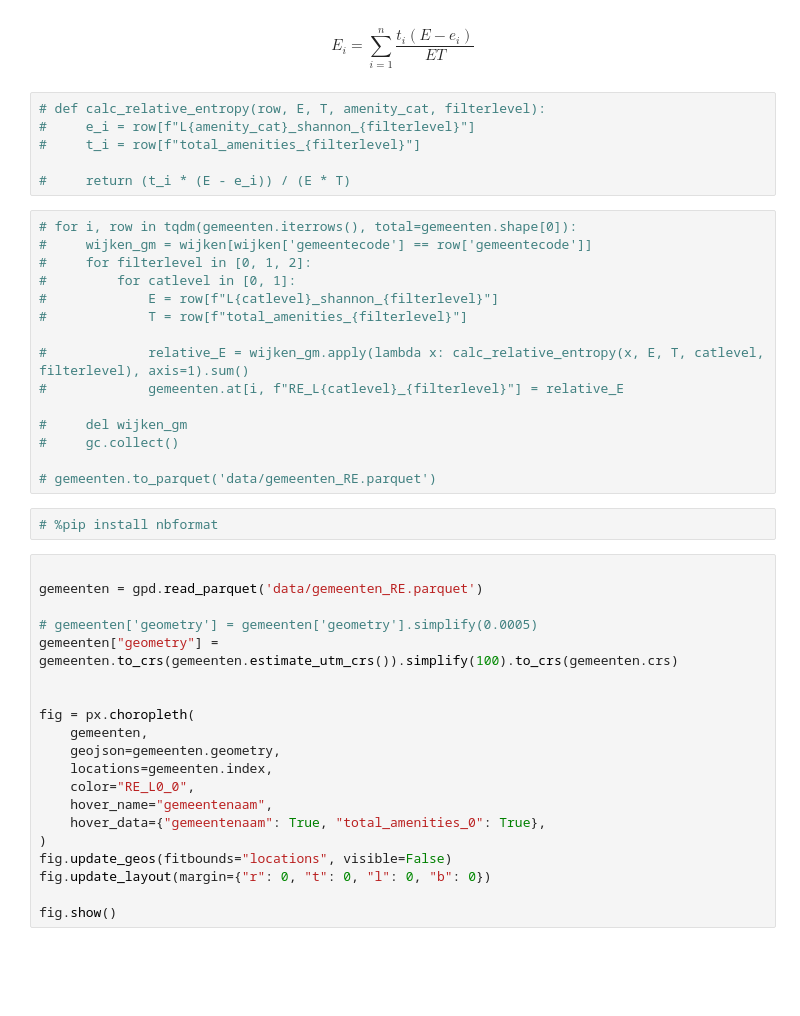
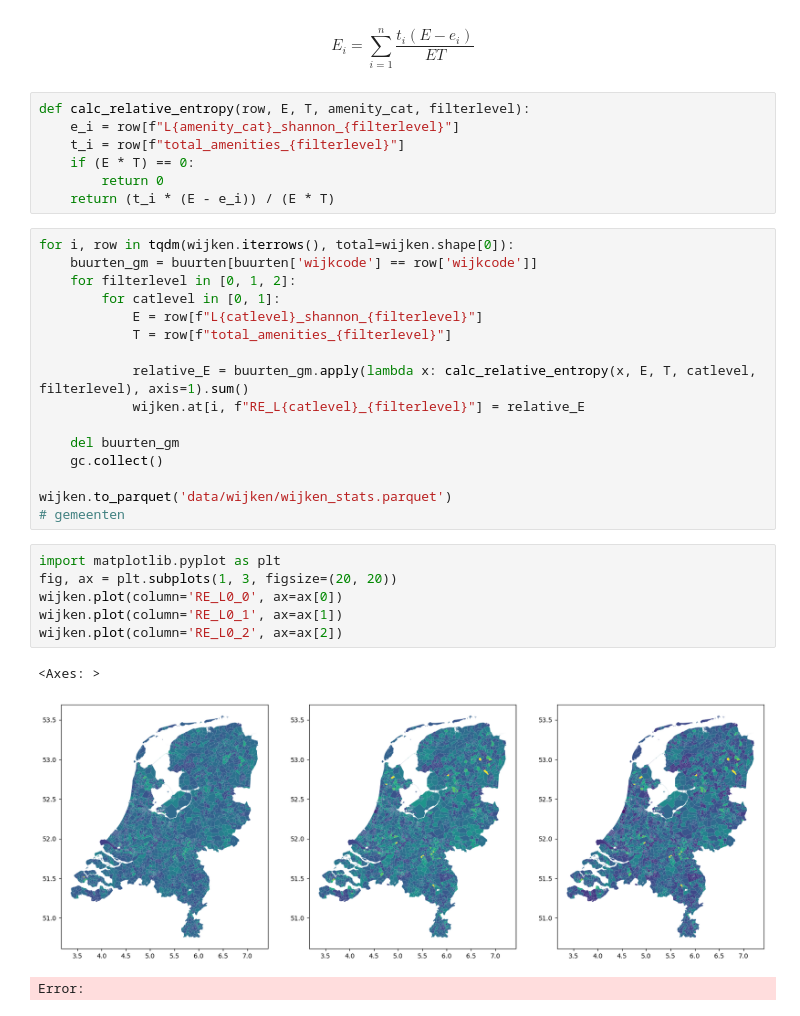
Before and after one commit to Jleeuwenburgh/UrbAN, a Jupyter notebook: relative_entropy.ipynb, the cells around one changed output. Saved outputs shown, nothing was run; the diff lists cells and outputs as text; blank space fills up the shorter version.

```diff
--- a/relative_entropy.ipynb
+++ b/relative_entropy.ipynb
@@ -15,45 +31,35 @@ gemeenten = gpd.read_parquet('data/gemeenten_amenities.parquet')
 # %% [markdown]
 $$E_i = \sum^{n}_{i=1}\frac{t_i(E-e_i)}{ET}$$
 # %%
-# def calc_relative_entropy(row, E, T, amenity_cat, filterlevel):
-#     e_i = row[f"L{amenity_cat}_shannon_{filterlevel}"]
-#     t_i = row[f"total_amenities_{filterlevel}"]
-
-#     return (t_i * (E - e_i)) / (E * T)
+def calc_relative_entropy(row, E, T, amenity_cat, filterlevel):
+    e_i = row[f"L{amenity_cat}_shannon_{filterlevel}"]
+    t_i = row[f"total_amenities_{filterlevel}"]
+    if (E * T) == 0:
+        return 0
+    return (t_i * (E - e_i)) / (E * T)
 # %%
-# for i, row in tqdm(gemeenten.iterrows(), total=gemeenten.shape[0]):
-#     wijken_gm = wijken[wijken['gemeentecode'] == row['gemeentecode']]
-#     for filterlevel in [0, 1, 2]:
-#         for catlevel in [0, 1]:
-#             E = row[f"L{catlevel}_shannon_{filterlevel}"]
-#             T = row[f"total_amenities_{filterlevel}"]
+for i, row in tqdm(wijken.iterrows(), total=wijken.shape[0]):
+    buurten_gm = buurten[buurten['wijkcode'] == row['wijkcode']]
+    for filterlevel in [0, 1, 2]:
+        for catlevel in [0, 1]:
+            E = row[f"L{catlevel}_shannon_{filterlevel}"]
+            T = row[f"total_amenities_{filterlevel}"]
 
-#             relative_E = wijken_gm.apply(lambda x: calc_relative_entropy(x, E, T, catlevel, filterlevel), axis=1).sum()
-#             gemeenten.at[i, f"RE_L{catlevel}_{filterlevel}"] = relative_E
+            relative_E = buurten_gm.apply(lambda x: calc_relative_entropy(x, E, T, catlevel, filterlevel), axis=1).sum()
+            wijken.at[i, f"RE_L{catlevel}_{filterlevel}"] = relative_E
 
-#     del wijken_gm
-#     gc.collect()
+    del buurten_gm
+    gc.collect()
 
-# gemeenten.to_parquet('data/gemeenten_RE.parquet')
+wijken.to_parquet('data/wijken/wijken_stats.parquet')
+# gemeenten
-# %%
-# %pip install nbformat
-# %%
-
-gemeenten = gpd.read_parquet('data/gemeenten_RE.parquet')
-
-# gemeenten['geometry'] = gemeenten['geometry'].simplify(0.0005)
-gemeenten["geometry"] = gemeenten.to_crs(gemeenten.estimate_utm_crs()).simplify(100).to_crs(gemeenten.crs)
-
-
-fig = px.choropleth(
-    gemeenten,
-    geojson=gemeenten.geometry,
-    locations=gemeenten.index,
-    color="RE_L0_0",
-    hover_name="gemeentenaam",
-    hover_data={"gemeentenaam": True, "total_amenities_0": True},
-)
-fig.update_geos(fitbounds="locations", visible=False)
-fig.update_layout(margin={"r": 0, "t": 0, "l": 0, "b": 0})
-
-fig.show()
+# %%
+import matplotlib.pyplot as plt
+fig, ax = plt.subplots(1, 3, figsize=(20, 20))
+wijken.plot(column='RE_L0_0', ax=ax[0])
+wijken.plot(column='RE_L0_1', ax=ax[1])
+wijken.plot(column='RE_L0_2', ax=ax[2])
+# %% [output]
+<Axes: >
+[figure, added]
+Error:
```
Also changed, not shown: parts of 1 cell of this notebook, 18 other files.
